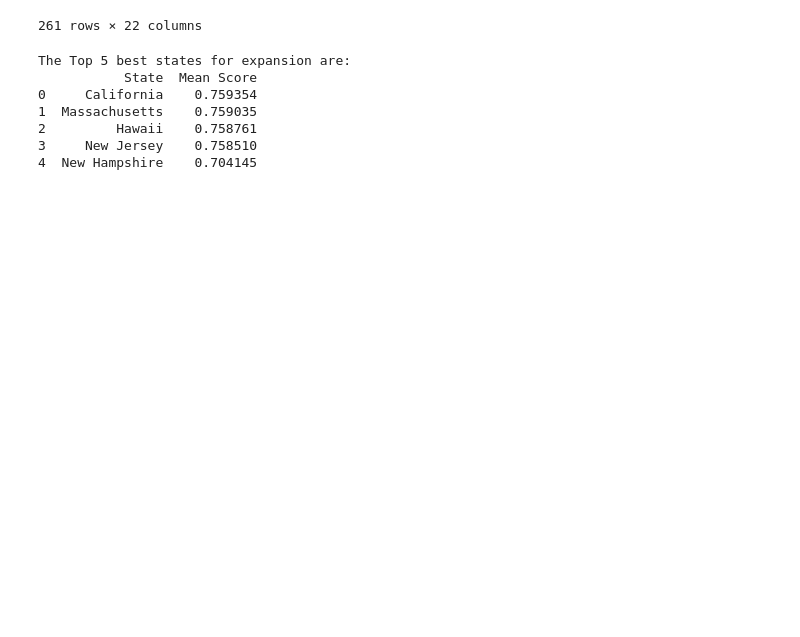
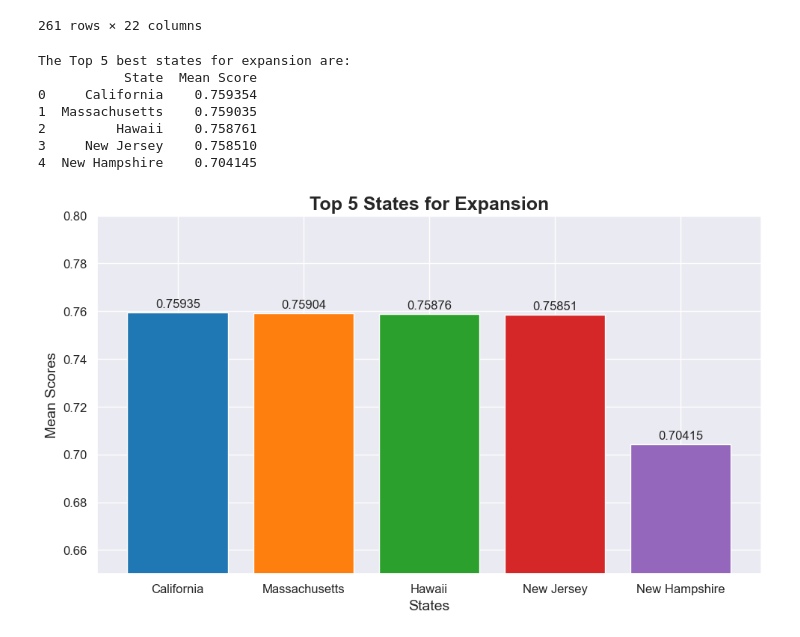
Before and after one commit to ahelegido02/Portfolios, a Jupyter notebook: In-Depth Analysis of State Attractiveness for Business Expansion in the United States.ipynb, the cells around one changed output. Drawn from its saved outputs; the diff is of its cells as text; code cells hidden in the pictures; blank space fills up the shorter version.

```diff
--- a/In-Depth Analysis of State Attractiveness for Business Expansion in the United States.ipynb
+++ b/In-Depth Analysis of State Attractiveness for Business Expansion in the United States.ipynb
@@ -451,3 +451,41 @@ The Top 5 best states for expansion are:
 2         Hawaii    0.758761
 3     New Jersey    0.758510
 4  New Hampshire    0.704145
+# %%
+import matplotlib.pyplot as plt
+import numpy as np
+
+# Data
+states = ["California", "Massachusetts", "Hawaii", "New Jersey", "New Hampshire"]
+mean_scores = [0.759354, 0.759035, 0.758761, 0.758510, 0.704145]
+
+# Create a bar chart
+fig, ax = plt.subplots(figsize=(10, 6))
+bars = ax.bar(states, mean_scores, color=['#1f77b4', '#ff7f0e', '#2ca02c', '#d62728', '#9467bd'])
+
+# Customize the chart
+ax.set_title("Top 5 States for Expansion", fontsize=18, fontweight='bold')
+ax.set_xlabel("States", fontsize=14)
+ax.set_ylabel("Mean Scores", fontsize=14)
+ax.set_ylim(0.65, 0.8)
+
+for bar in bars:
+    height = bar.get_height()
+    ax.annotate('{:.5f}'.format(height),
+                xy=(bar.get_x() + bar.get_width() / 2, height),
+                xytext=(0, 3),  # 3 points vertical offset
+                textcoords="offset points",
+                ha='center', va='bottom',
+                fontsize=12)
+
+plt.xticks(fontsize=12)
+plt.yticks(fontsize=12)
+plt.tight_layout()
+
+# Save the figure
+plt.savefig("top_5_states_expansion.png", dpi=300)
+
+# Show the chart
+plt.show()
+# %% [output]
+[figure, added]
```
Also changed, not shown: parts of 1 cell of this notebook.
